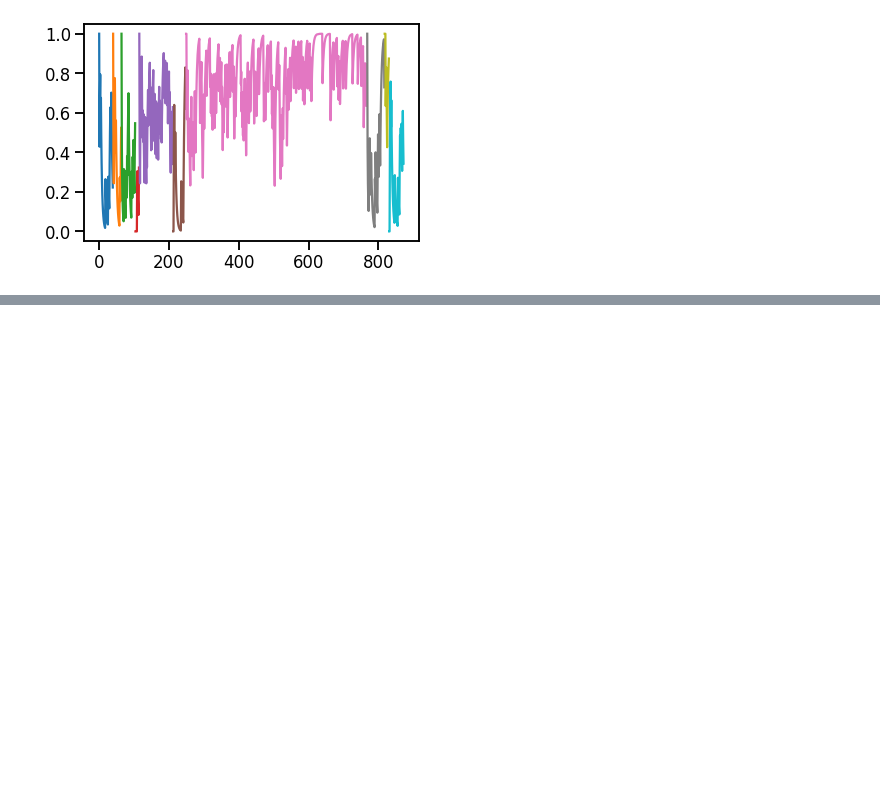
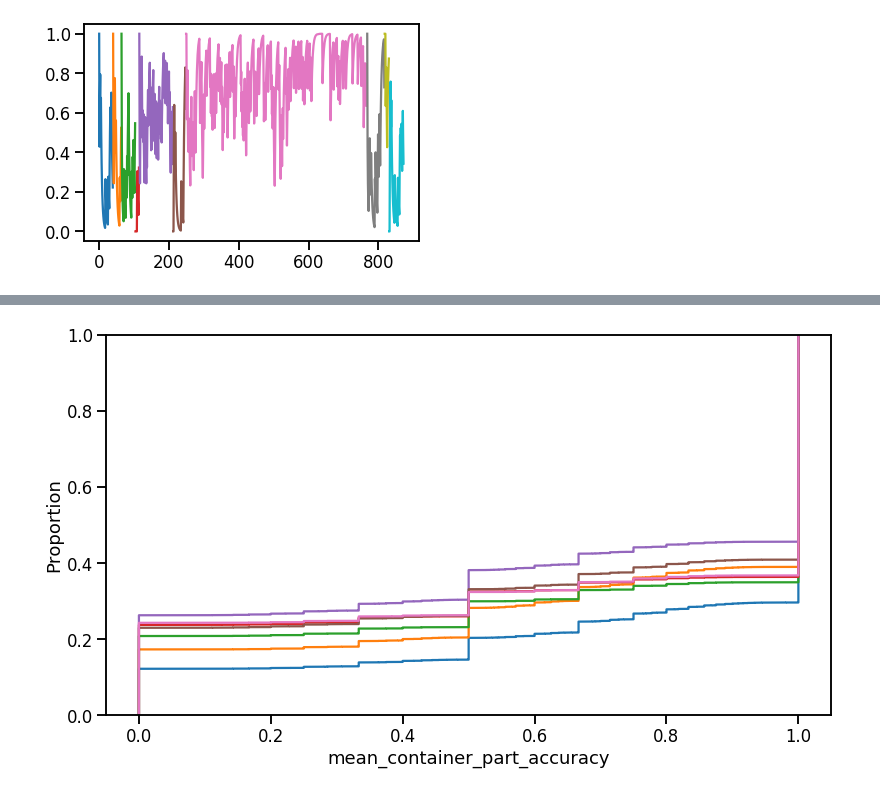
Before and after one commit to Riiid-Team/AI-Learning, a Jupyter notebook: MVP-Ortiz.ipynb, the cells around one changed output, grey strips where cells are left out. Drawn from its saved outputs; the diff is of its cells as text; code cells hidden in the pictures; blank space fills up the shorter version.

```diff
--- a/MVP-Ortiz.ipynb
+++ b/MVP-Ortiz.ipynb
@@ -674,0 +778,3 @@ for user in data.user_id.unique():
+# %%
+tag_bundles = train.groupby(['question_id', 'task_container_id', 'question_part'])['answered_correctly'].mean().reset_index()
+tag_bundles.rename(columns={'answered_correctly': 'mean_container_part_accuracy'}, inplace=True)
@@ -674,0 +790,7 @@ for user in data.user_id.unique():
+# %%
+plt.figure(figsize=(13, 7))
+for i in range(1, 8):
+    part_data = tag_bundles.loc[tag_bundles.question_part == float(i)]
+    sns.ecdfplot(data=part_data, x="mean_container_part_accuracy")
+# %% [output]
+[figure, added]
```
Also changed, not shown: parts of 37 cells of this notebook.
